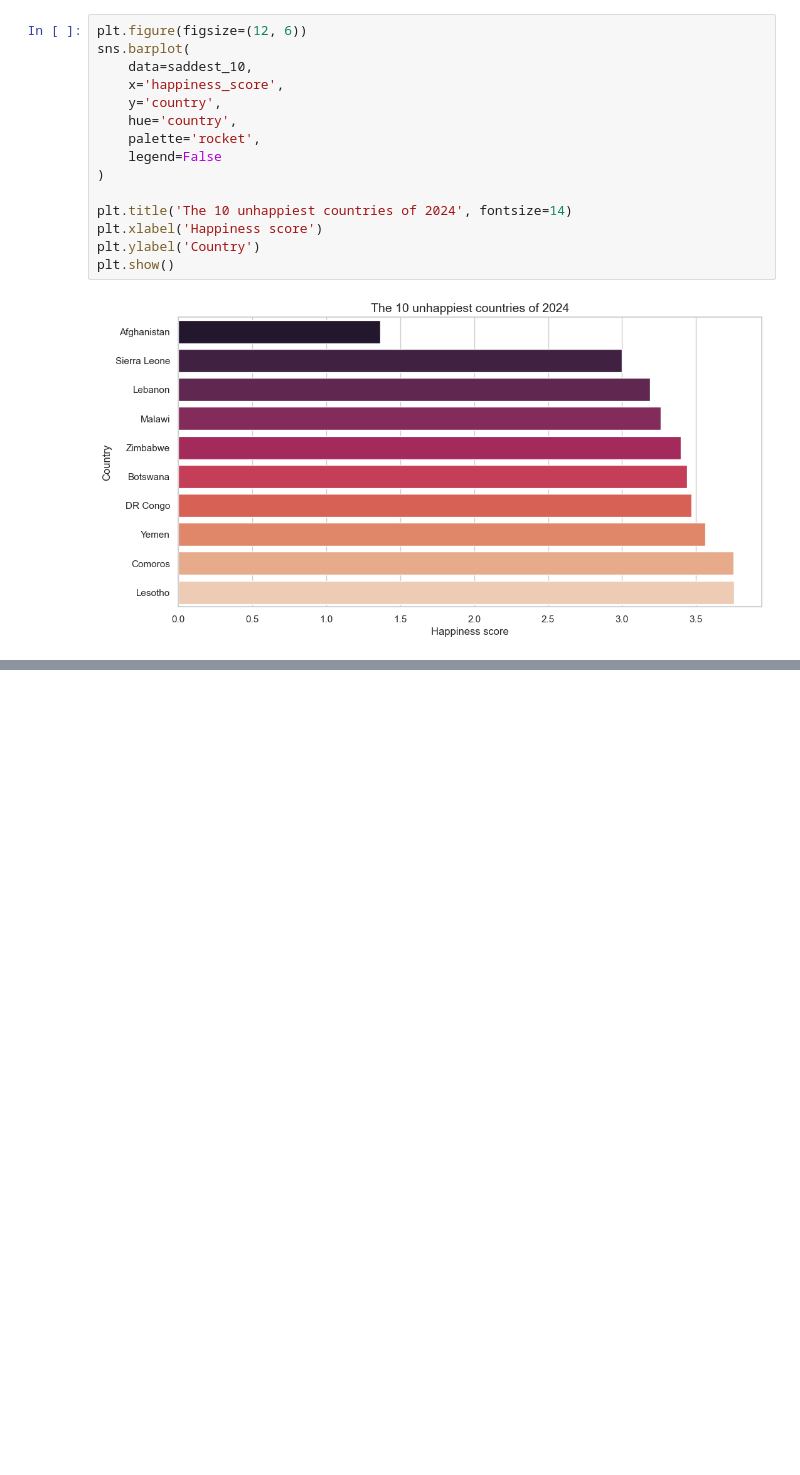
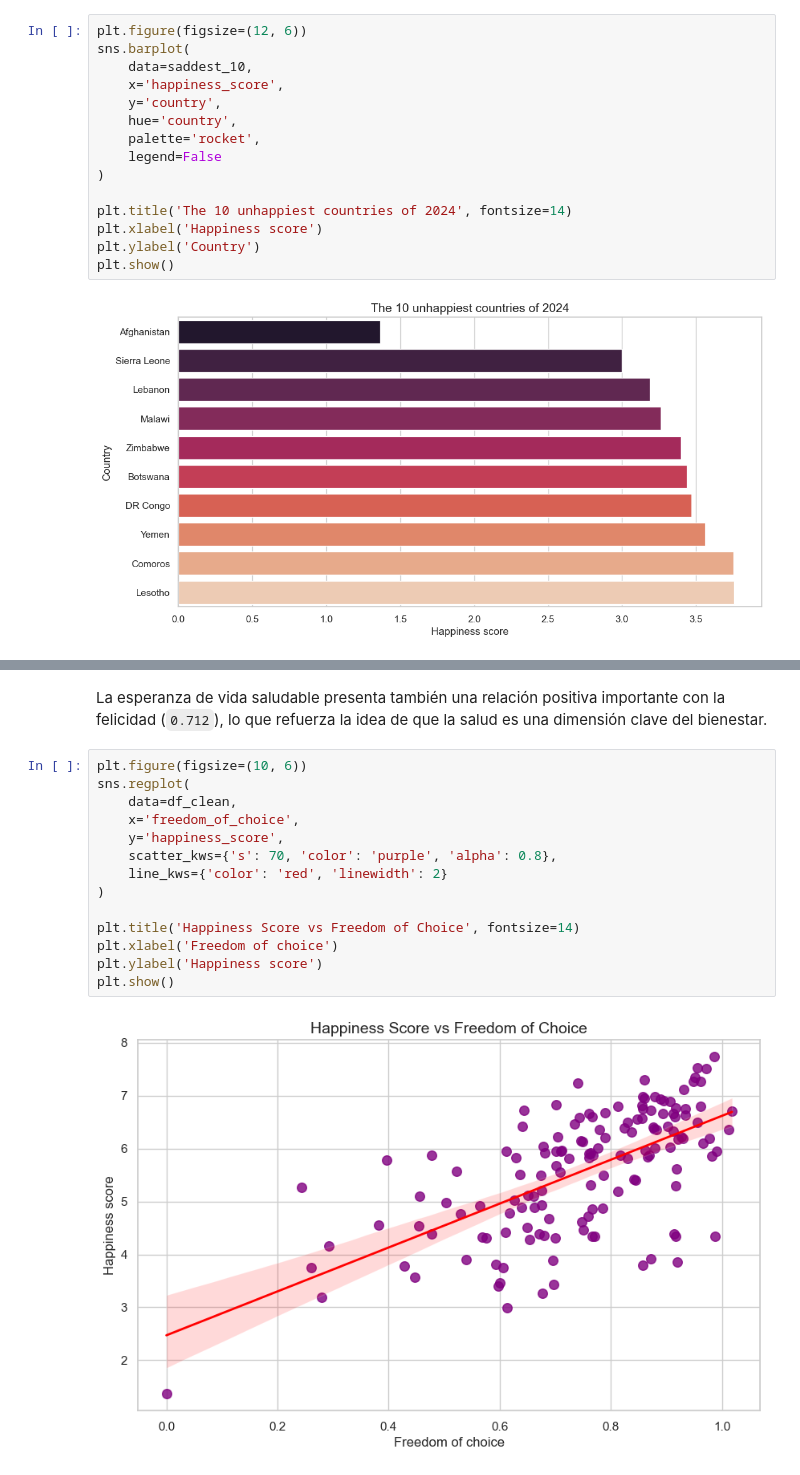
Before and after one commit to josemarin-create/eda-happiness-2024, a Jupyter notebook: notebooks/eda_happiness.ipynb, the cells around one changed output, grey strips where cells are left out. Drawn from its saved outputs; the diff is of its cells as text; blank space fills up the shorter version.

```diff
--- a/notebooks/eda_happiness.ipynb
+++ b/notebooks/eda_happiness.ipynb
@@ -478,0 +555,18 @@ La comparación conjunta entre los países más felices y menos felices permite
+# %% [markdown]
+La esperanza de vida saludable presenta también una relación positiva importante con la felicidad (`0.712`), lo que refuerza la idea de que la salud es una dimensión clave del bienestar.
+# %%
+plt.figure(figsize=(10, 6))
+sns.regplot(
+    data=df_clean,
+    x='freedom_of_choice',
+    y='happiness_score',
+    scatter_kws={'s': 70, 'color': 'purple', 'alpha': 0.8},
+    line_kws={'color': 'red', 'linewidth': 2}
+)
+
+plt.title('Happiness Score vs Freedom of Choice', fontsize=14)
+plt.xlabel('Freedom of choice')
+plt.ylabel('Happiness score')
+plt.show()
+# %% [output]
+[figure, added]
```
Also changed, not shown: parts of 38 cells of this notebook.
